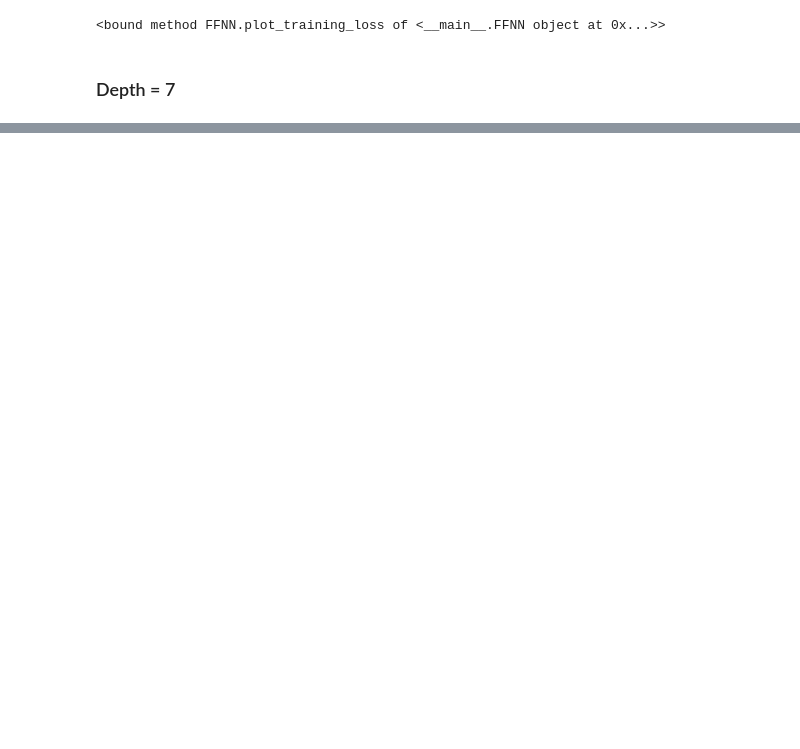
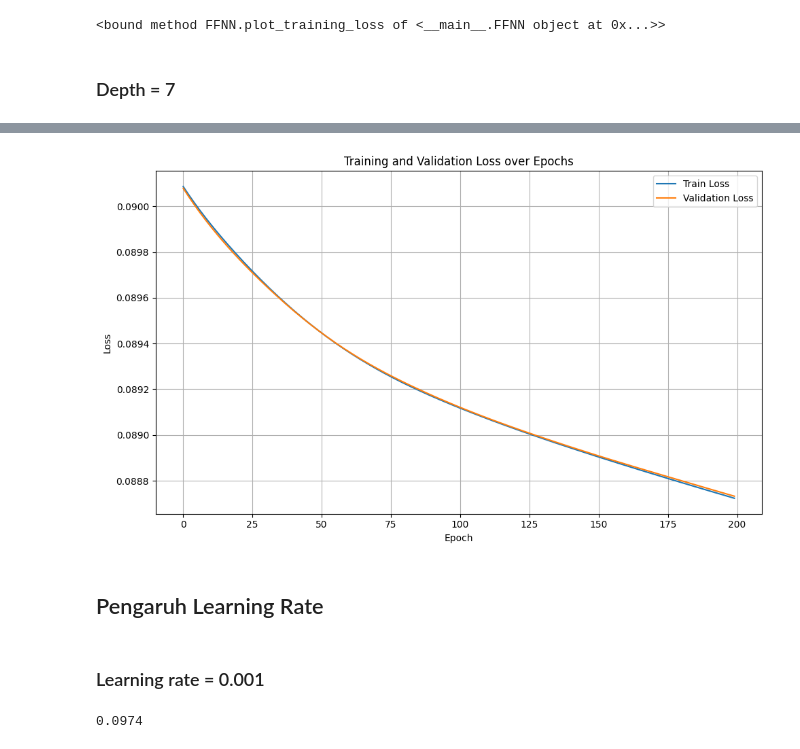
Before and after one commit to evelynnn04/ML-Tubes1-K33, a Jupyter notebook: src/basic/ANN_basic.ipynb, the cells around one changed output, grey strips where cells are left out. Drawn from its saved outputs; the diff is of its cells as text; code cells hidden in the pictures; blank space fills up the shorter version.

```diff
--- a/src/basic/ANN_basic.ipynb
+++ b/src/basic/ANN_basic.ipynb
@@ -904,0 +956,16 @@ model_depth_high.plot_training_loss
+# %%
+model_width_high = FFNN(
+    loss='mse',
+    batch_size=200,
+    learning_rate=0.01,
+    epochs=200,
+    verbose=0
+)
+
+model_width_high.build_layers(
+    Layer(n_neurons=15, init='uniform', activation='softmax'),
+    Layer(n_neurons=15, init='uniform', activation='softmax'),
+    Layer(n_neurons=10, init='uniform', activation='softmax'),
+)
+
+model_width_high.fit(X_train, y_train, X_val, y_val)
@@ -904,0 +986,8 @@ model_depth_high.plot_training_loss
+# %%
+model_width_high.plot_training_loss()
+# %% [output]
+[figure, added]
+# %% [markdown]
+## Pengaruh Learning Rate
+# %% [markdown]
+### Learning rate = 0.001
@@ -904,0 +1019,5 @@ model_depth_high.plot_training_loss
+# %%
+acc_lr_low = accuracy(res_lr_low, y_test)
+acc_lr_low
+# %% [output]
+0.0974
```
Also changed, not shown: parts of 46 cells of this notebook, 1 other file.
